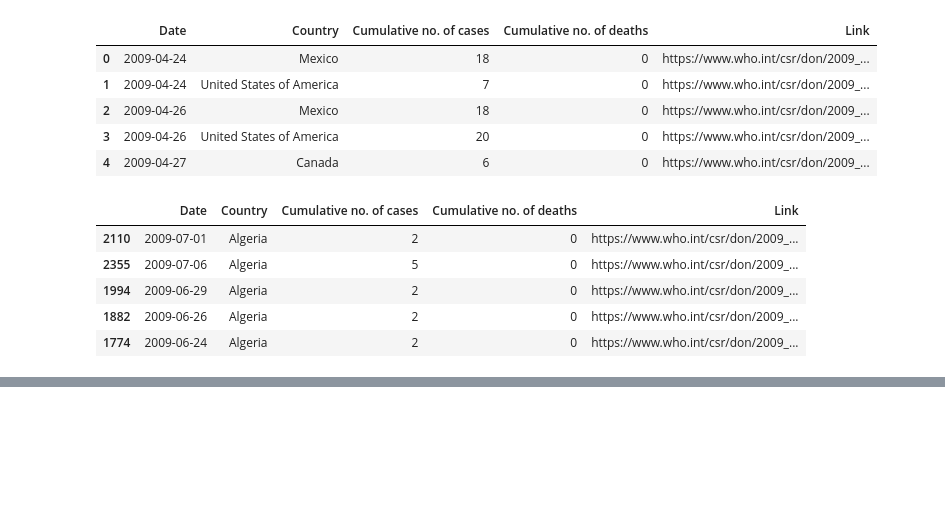
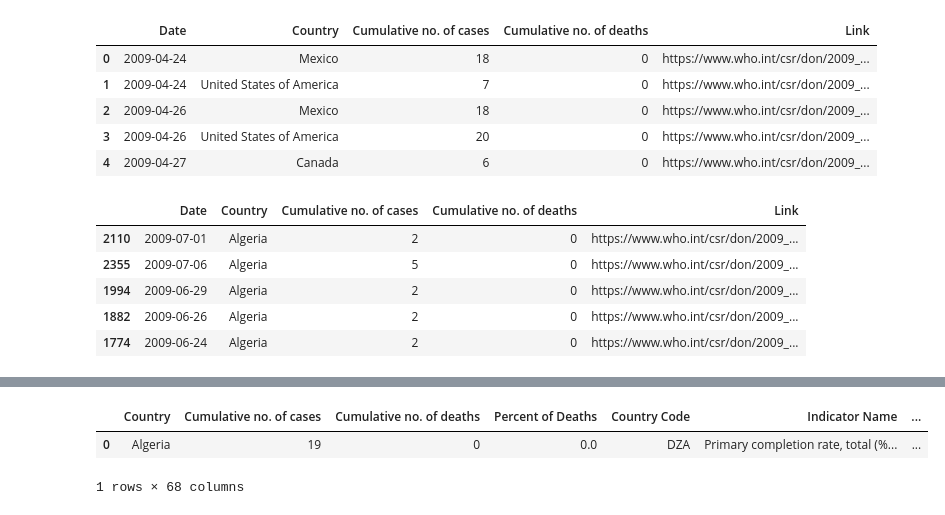
Before and after one commit to tzhang852/COMP-4447-Final-Project, a Jupyter notebook: edu_mal.ipynb, the cells around one changed output, grey strips where cells are left out. Cells and saved outputs as stored; diff of their text form; code cells hidden in the pictures; blank space fills up the shorter version.

```diff
--- a/edu_mal.ipynb
+++ b/edu_mal.ipynb
@@ -70,0 +118,9 @@ for i in education["Country Name"]:
+# %%
+swine_edu = swine.merge(education, on = "Country", how = 'left')
+swine_edu = swine_edu.fillna(0)
+# %%
+swine_edu.head(1)
+# %% [output]
+|  | Country | Cumulative no. of cases | Cumulative no. of deaths | Percent of Deaths | Country Code | Indicator Name | ... |
+| 0 | Algeria | 19 | 0 | 0.0 | DZA | Primary completion rate, total (%... | ... |
+1 rows × 68 columns
```
Also changed, not shown: parts of 12 cells of this notebook.
